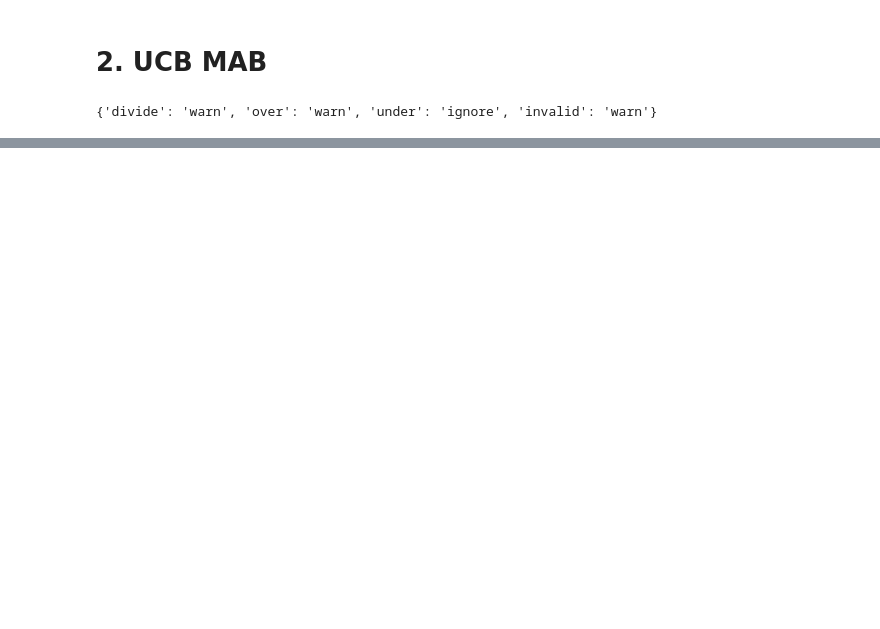
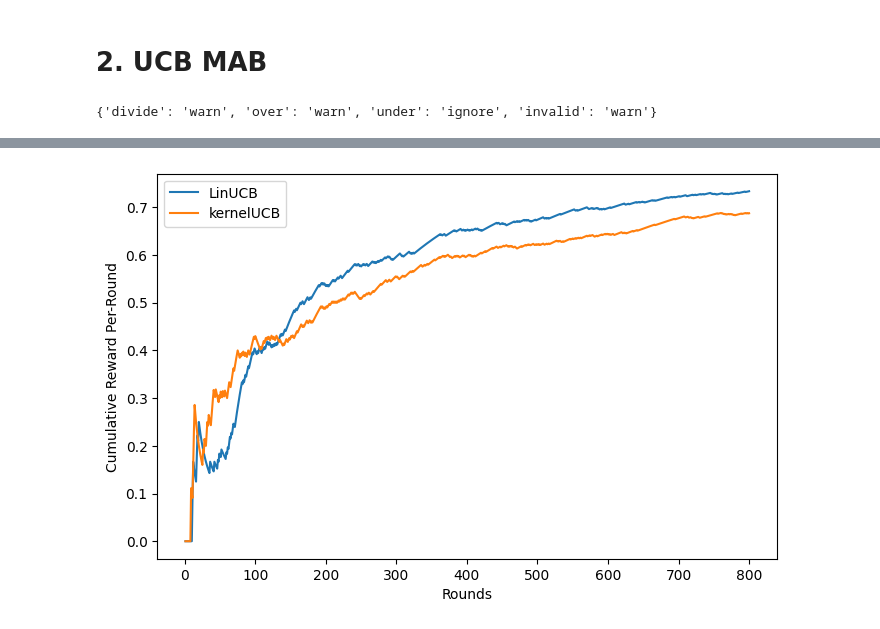
Before and after one commit to alubiss/recommendations_system, a Jupyter notebook: notebooks/multi-armed-bandit.ipynb, the cells around one changed output, grey strips where cells are left out. Saved outputs shown, nothing was run; the diff lists cells and outputs as text; code cells hidden in the pictures; blank space fills up the shorter version.

```diff
--- a/notebooks/multi-armed-bandit.ipynb
+++ b/notebooks/multi-armed-bandit.ipynb
@@ -311,0 +640,33 @@ UCB average reward 0.17273673257023933
+# %%
+# your plotting code here LinUCB vs Kernel UCB
+best_lin_results, best_ker_results, round_list = [], [], []        # create lists for results
+n_rounds = 800                                                     # the total number of rounds
+best_lin_sum, best_ker_sum = 0, 0                                  # set the initial reward sum
+
+best_lin_mab = LinUCB(10, 10, best_alpha)
+best_results_LinUCB = offlineEvaluate(best_lin_mab, arms, rewards, contexts,800)
+
+# run UCB algorithms
+best_kernel_mab = KernelUCB(10, 10, best_gamma, best_eta , rbf_kernel)
+best_results_KernelUCB = offlineEvaluate(best_kernel_mab, arms, rewards, contexts, 800)
+
+for n_round in range(1, n_rounds + 1):
+    best_lin_sum += best_results_LinUCB[n_round-1]
+    best_ker_sum += best_results_KernelUCB[n_round-1]
+
+    # append ccumulative rewards
+    best_lin_results.append(best_lin_sum/n_round)
+    best_ker_results.append(best_ker_sum/n_round)
+    round_list.append(n_round)
+
+# plot
+plt.rcParams["figure.figsize"] = (8,5)
+plt.plot(round_list, best_lin_results, label = "LinUCB")
+plt.plot(round_list, best_ker_results, label = "kernelUCB")
+
+plt.ylabel('Cumulative Reward Per-Round')
+plt.xlabel('Rounds')
+plt.legend()
+plt.show()
+# %% [output]
+[figure, added]
```
Also changed, not shown: parts of 16 cells of this notebook.
